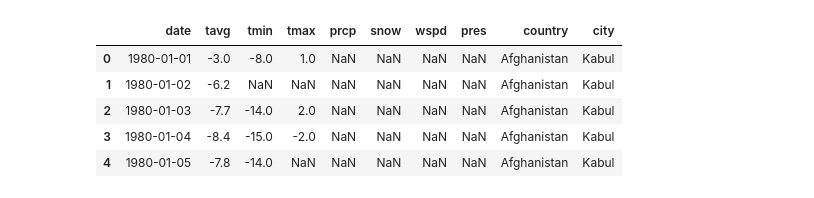
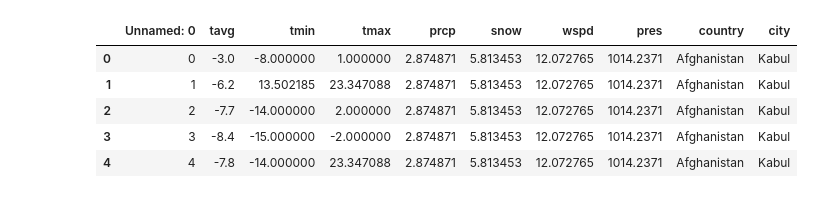
Before and after one commit to anton-datsenko/Big-Data-Analytics-LNU-Fall-2025, a Jupyter notebook: Lab2 - big data analytics/Lab2.ipynb, the cells around one changed output. Drawn from its saved outputs; the diff is of its cells as text; code cells hidden in the pictures.

```diff
--- a/Lab2 - big data analytics/Lab2.ipynb
+++ b/Lab2 - big data analytics/Lab2.ipynb
@@ -1,16 +1,16 @@
 # %%
 import pandas as pd
 import numpy as np
-from Dora import Dora
 import cython
+
 from numba import jit
 
-data = pd.read_csv('weather_data_top100.csv')
+data = pd.read_csv('cleaned_dataset.csv')
 data.head()
 # %% [output]
-|  | date | tavg | tmin | tmax | prcp | snow | wspd | pres | country | city |
-| 0 | 1980-01-01 | -3.0 | -8.0 | 1.0 | NaN | NaN | NaN | NaN | Afghanistan | Kabul |
-| 1 | 1980-01-02 | -6.2 | NaN | NaN | NaN | NaN | NaN | NaN | Afghanistan | Kabul |
-| 2 | 1980-01-03 | -7.7 | -14.0 | 2.0 | NaN | NaN | NaN | NaN | Afghanistan | Kabul |
-| 3 | 1980-01-04 | -8.4 | -15.0 | -2.0 | NaN | NaN | NaN | NaN | Afghanistan | Kabul |
-| 4 | 1980-01-05 | -7.8 | -14.0 | NaN | NaN | NaN | NaN | NaN | Afghanistan | Kabul |
+|  | Unnamed: 0 | tavg | tmin | tmax | prcp | snow | wspd | pres | country | city |
+| 0 | 0 | -3.0 | -8.000000 | 1.000000 | 2.874871 | 5.813453 | 12.072765 | 1014.2371 | Afghanistan | Kabul |
+| 1 | 1 | -6.2 | 13.502185 | 23.347088 | 2.874871 | 5.813453 | 12.072765 | 1014.2371 | Afghanistan | Kabul |
+| 2 | 2 | -7.7 | -14.000000 | 2.000000 | 2.874871 | 5.813453 | 12.072765 | 1014.2371 | Afghanistan | Kabul |
+| 3 | 3 | -8.4 | -15.000000 | -2.000000 | 2.874871 | 5.813453 | 12.072765 | 1014.2371 | Afghanistan | Kabul |
+| 4 | 4 | -7.8 | -14.000000 | 23.347088 | 2.874871 | 5.813453 | 12.072765 | 1014.2371 | Afghanistan | Kabul |
```
Also changed, not shown: parts of 29 cells of this notebook, 7 other files.
